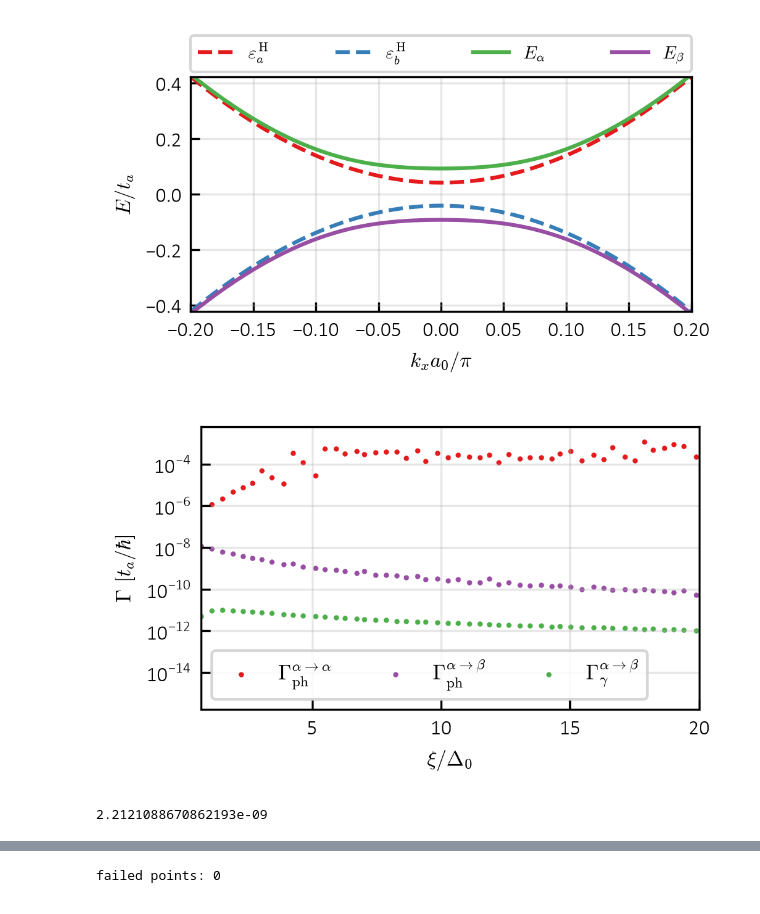
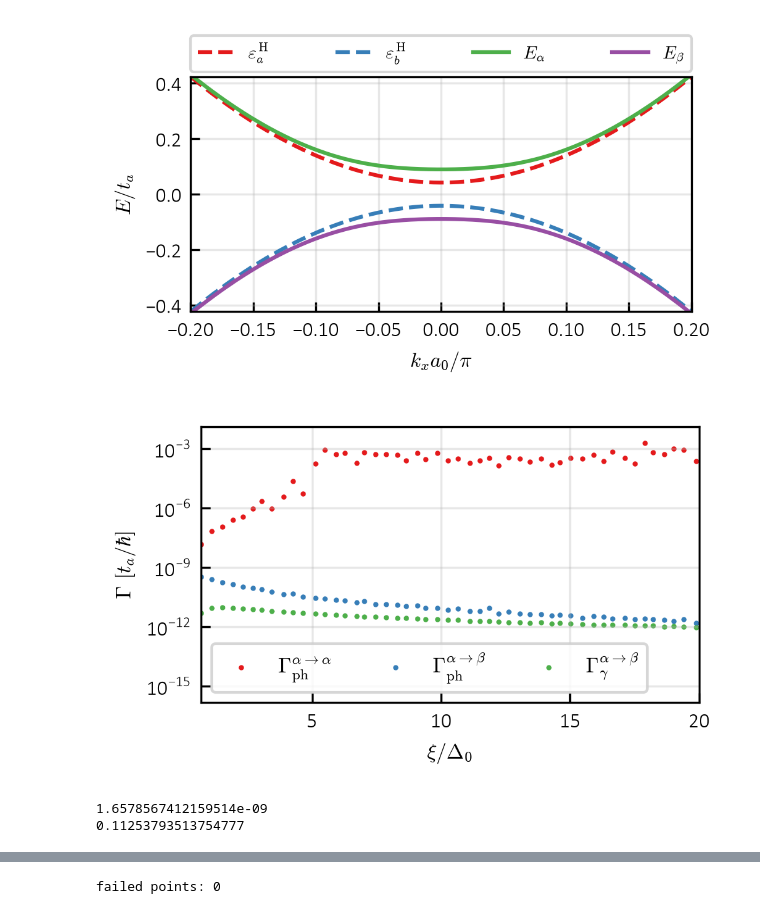
Before and after one commit to korl-z/IJS-F1, a Jupyter notebook: Koda/EI_cutoff/reformated_EI.ipynb, the cells around one changed output, grey strips where cells are left out. Saved outputs shown, nothing was run; the diff lists cells and outputs as text; code cells hidden in the pictures.

```diff
--- a/Koda/EI_cutoff/reformated_EI.ipynb
+++ b/Koda/EI_cutoff/reformated_EI.ipynb
@@ -66,10 +66,10 @@ print(f"omega_D = {np.sqrt(4 * np.pi) * 0.026 * 0.1* 11600} K")
 # %% [output]
 omega_D = 106.9144162866207 K
 # %%
-r1, r2, A = 0.8, 0.1, 1.0 # T1 / Tc (photons), T2 / Tc (phonons), photon amplitude scale
+r1, r2, A = 0.8, 0.4, 1.0 # T1 / Tc (photons), T2 / Tc (phonons), photon amplitude scale
 t1, t2 = r1 * tc, r2 * tc
 bs = [B.Cavity(t1, w0=0.08, gam=0.0001, amp=A * 4 * B.ALPHA * 0.1),
-      B.Chord(t2, cs=0.026, gam=0.001, amp=4.2e-6, tpa=1.0, tpb=-1.0)]
+      B.Chord(t2, cs=0.026, gam=0.0001, amp=4.2e-6, tpa=1.0, tpb=-1.0, nq=1024)]
 pk = B.pack(bs, md, g)
 eq = M.solve_eq(md, g, t2, d=e0.d, m=e0.m)
 # %%
@@ -161,6 +161,9 @@ plt.tight_layout()
 plt.show()
 # %% [output]
 [figure]
+# %%
+bs = [B.Cavity(t1, w0=0.08, gam=0.0001, amp=A * 4 * B.ALPHA * 0.1),
+      B.Chord(t2, cs=0.026, gam=0.00003, amp=4.2e-6, tpa=1.0, tpb=-1.0, nq=4024)]
 # %%
 nw = g.wi.size
 ww = np.tile(g.w[g.wi], 2)
@@ -175,24 +178,26 @@ def out(r):
 # %%
 ga = {r"$\Gamma^{\alpha\to\alpha}_{\rm ph}$": out(np.where(same, rph, 0.0))[0],
       r"$\Gamma^{\alpha\to\beta}_{\rm ph}$": out(np.where(same, 0.0, rph))[0],
       r"$\Gamma_{\gamma}^{\alpha\to\beta}$": out(rcv)[0]}
 
 fig, ax = plt.subplots(figsize=(3.47412, 0.6 * 3.47412))
-for c, (lab, r) in zip((0, 3, 2), ga.items()):  # red, purple, green, blue
+for c, (lab, r) in zip((0, 1, 2), ga.items()):  # red, purple, green, blue
     ax.scatter(x, r, s=1, color=SET1_LIST[c], label=lab)
 
 ax.set_yscale("log")
 ax.set_xlim(x.min(), 20)
 ax.set_xlabel(r"$\xi/\Delta_0$")
 ax.set_ylabel(r"$\Gamma\ [t_a/\hbar]$")
 ax.grid(alpha=0.3)
 ax.tick_params(which="both", direction="in")
 ax.legend(ncol=3)
 plt.tight_layout()
 plt.show()
 # %% [output]
-[figure, old version]
+[figure, new version]
 # %%
 print(out(rcv)[0].mean()/out(np.where(same, rph, 0.0))[0].mean())
+print(out(rcv)[0].mean()/out(np.where(same, 0.0, rph))[0].mean())
 # %% [output]
-2.2121088670862193e-09
+1.6578567412159514e-09
+0.11253793513754777
```
Also changed, not shown: parts of 10 cells of this notebook, 18 other files.
